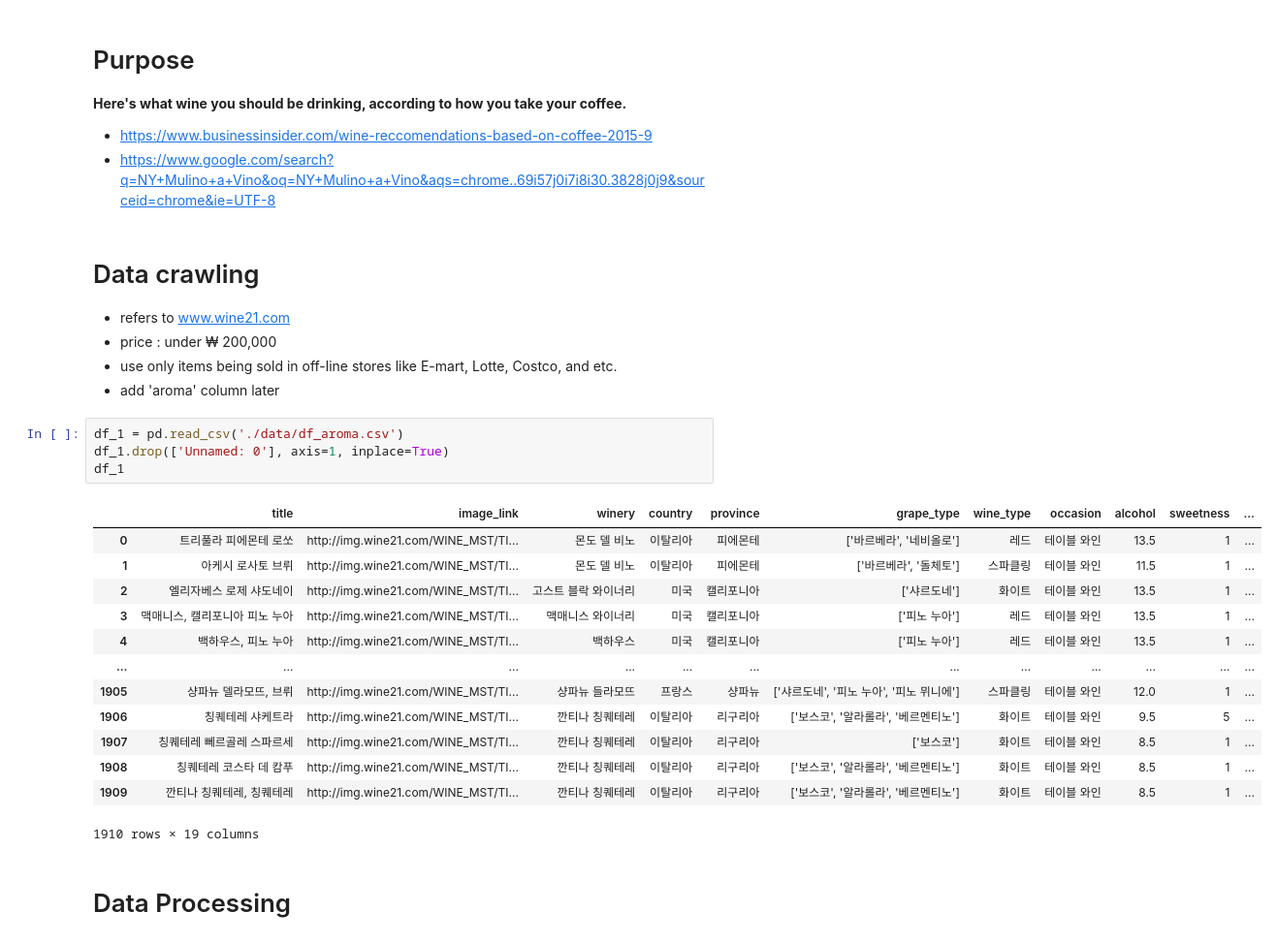
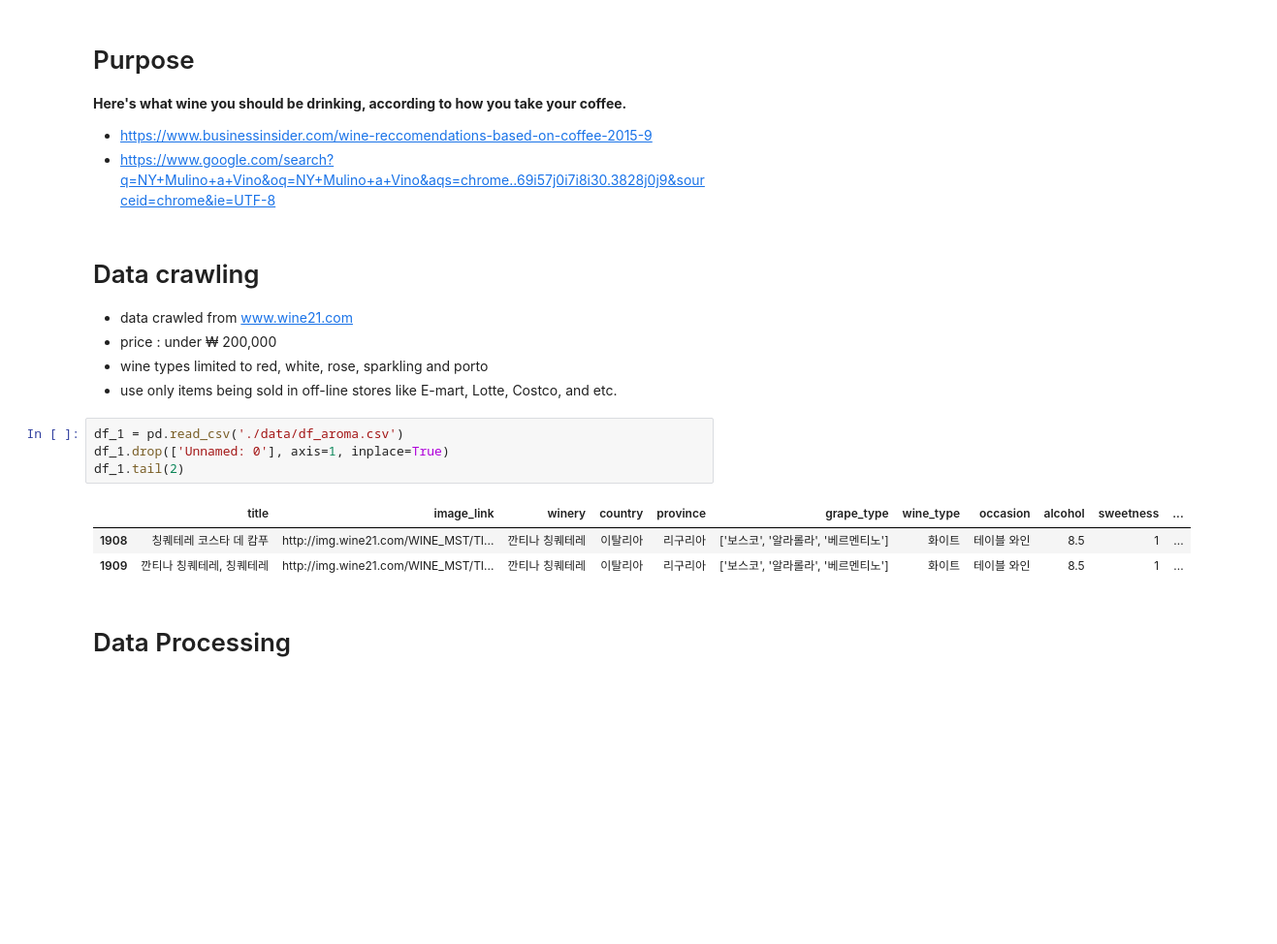
Before and after one commit to tedroutine/wine_recommendation_modeling, a Jupyter notebook: Wine_Recommendation.ipynb, the cells around one changed output. Shown: that part at 97% size. Saved outputs shown, nothing was run; the diff lists cells and outputs as text; blank space fills up the shorter version.

```diff
--- a/Wine_Recommendation.ipynb
+++ b/Wine_Recommendation.ipynb
@@ -32,28 +33,18 @@ from sklearn.cluster import AgglomerativeClustering
 - https://www.google.com/search?q=NY+Mulino+a+Vino&oq=NY+Mulino+a+Vino&aqs=chrome..69i57j0i7i8i30.3828j0j9&sourceid=chrome&ie=UTF-8
 # %% [markdown]
 # Data crawling
-- refers to www.wine21.com
+- data crawled from www.wine21.com
 - price : under ₩ 200,000
+- wine types limited to red, white, rose, sparkling and porto
 - use only items being sold in off-line stores like E-mart, Lotte, Costco, and etc.
-- add 'aroma' column later
 # %%
 df_1 = pd.read_csv('./data/df_aroma.csv')
 df_1.drop(['Unnamed: 0'], axis=1, inplace=True)
-df_1
+df_1.tail(2)
 # %% [output]
 |  | title | image_link | winery | country | province | grape_type | wine_type | occasion | alcohol | sweetness | ... |
-| 0 | 트리풀라 피에몬테 로쏘 | http://img.wine21.com/WINE_MST/TI... | 몬도 델 비노 | 이탈리아 | 피에몬테 | ['바르베라', '네비올로'] | 레드 | 테이블 와인 | 13.5 | 1 | ... |
-| 1 | 아케시 로사토 브뤼 | http://img.wine21.com/WINE_MST/TI... | 몬도 델 비노 | 이탈리아 | 피에몬테 | ['바르베라', '돌체토'] | 스파클링 | 테이블 와인 | 11.5 | 1 | ... |
-| 2 | 엘리자베스 로제 샤도네이 | http://img.wine21.com/WINE_MST/TI... | 고스트 블락 와이너리 | 미국 | 캘리포니아 | ['샤르도네'] | 화이트 | 테이블 와인 | 13.5 | 1 | ... |
-| 3 | 맥매니스, 캘리포니아 피노 누아 | http://img.wine21.com/WINE_MST/TI... | 맥매니스 와이너리 | 미국 | 캘리포니아 | ['피노 누아'] | 레드 | 테이블 와인 | 13.5 | 1 | ... |
-| 4 | 백하우스, 피노 누아 | http://img.wine21.com/WINE_MST/TI... | 백하우스 | 미국 | 캘리포니아 | ['피노 누아'] | 레드 | 테이블 와인 | 13.5 | 1 | ... |
-| ... | ... | ... | ... | ... | ... | ... | ... | ... | ... | ... | ... |
-| 1905 | 샹파뉴 델라모뜨, 브뤼 | http://img.wine21.com/WINE_MST/TI... | 샹파뉴 들라모뜨 | 프랑스 | 샹파뉴 | ['샤르도네', '피노 누아', '피노 뮈니에'] | 스파클링 | 테이블 와인 | 12.0 | 1 | ... |
-| 1906 | 칭퀘테레 샤케트라 | http://img.wine21.com/WINE_MST/TI... | 깐티나 칭퀘테레 | 이탈리아 | 리구리아 | ['보스코', '알라롤라', '베르멘티노'] | 화이트 | 테이블 와인 | 9.5 | 5 | ... |
-| 1907 | 칭퀘테레 뻬르골레 스파르세 | http://img.wine21.com/WINE_MST/TI... | 깐티나 칭퀘테레 | 이탈리아 | 리구리아 | ['보스코'] | 화이트 | 테이블 와인 | 8.5 | 1 | ... |
 | 1908 | 칭퀘테레 코스타 데 캄푸 | http://img.wine21.com/WINE_MST/TI... | 깐티나 칭퀘테레 | 이탈리아 | 리구리아 | ['보스코', '알라롤라', '베르멘티노'] | 화이트 | 테이블 와인 | 8.5 | 1 | ... |
 | 1909 | 깐티나 칭퀘테레, 칭퀘테레 | http://img.wine21.com/WINE_MST/TI... | 깐티나 칭퀘테레 | 이탈리아 | 리구리아 | ['보스코', '알라롤라', '베르멘티노'] | 화이트 | 테이블 와인 | 8.5 | 1 | ... |
-1910 rows × 19 columns
 # %% [markdown]
 # Data Processing
 # %%
```
Also changed, not shown: parts of 81 cells of this notebook.
